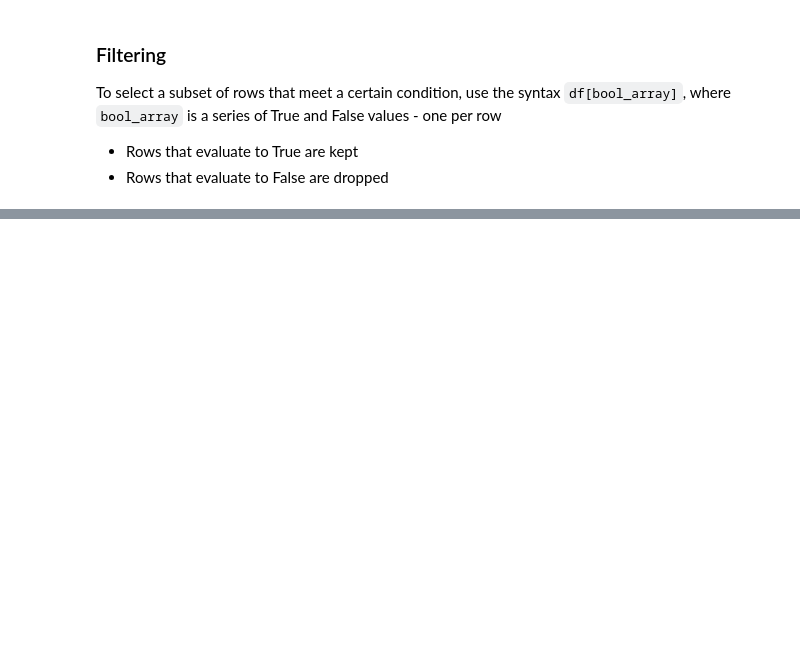
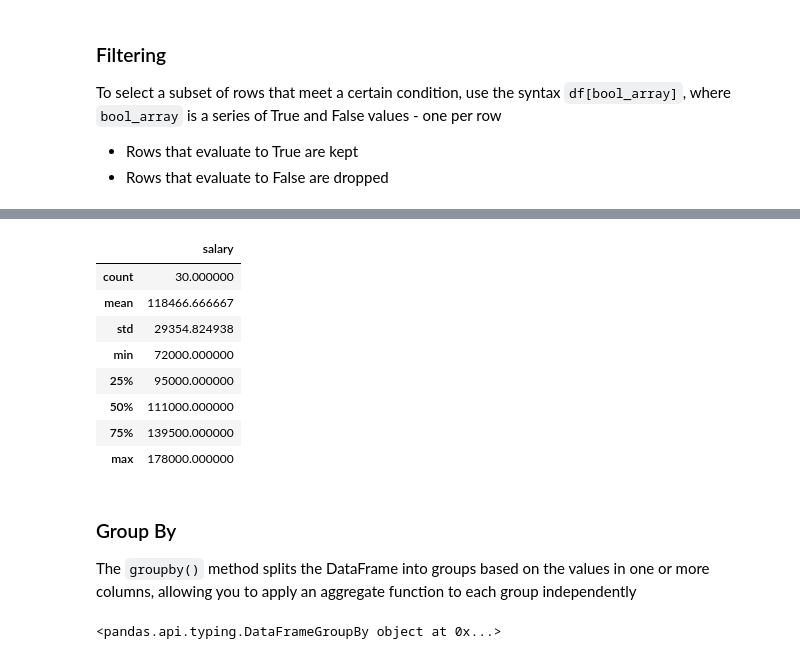
Before and after one commit to tahersaraf/tech-learning, a Jupyter notebook: python/libraries/pandas.ipynb, the cells around one changed output, grey strips where cells are left out. Saved outputs shown, nothing was run; the diff lists cells and outputs as text; code cells hidden in the pictures; blank space fills up the shorter version.

```diff
--- a/python/libraries/pandas.ipynb
+++ b/python/libraries/pandas.ipynb
@@ -443,0 +522,22 @@ To select a subset of rows that meet a certain condition, use the syntax `df[boo
+# %%
+df[["salary","start_date"]].describe()
+
+# Works with only numerical columns
+# %% [output]
+|  | salary |
+| count | 30.000000 |
+| mean | 118466.666667 |
+| std | 29354.824938 |
+| min | 72000.000000 |
+| 25% | 95000.000000 |
+| 50% | 111000.000000 |
+| 75% | 139500.000000 |
+| max | 178000.000000 |
+# %% [markdown]
+### Group By
+
+The `groupby()` method splits the DataFrame into groups based on the values in one or more columns, allowing you to apply an aggregate function to each group independently
+# %%
+df.groupby(["department"])
+# %% [output]
+<pandas.api.typing.DataFrameGroupBy object at 0x...>
```
Also changed, not shown: parts of 12 cells of this notebook, 2 other files.
